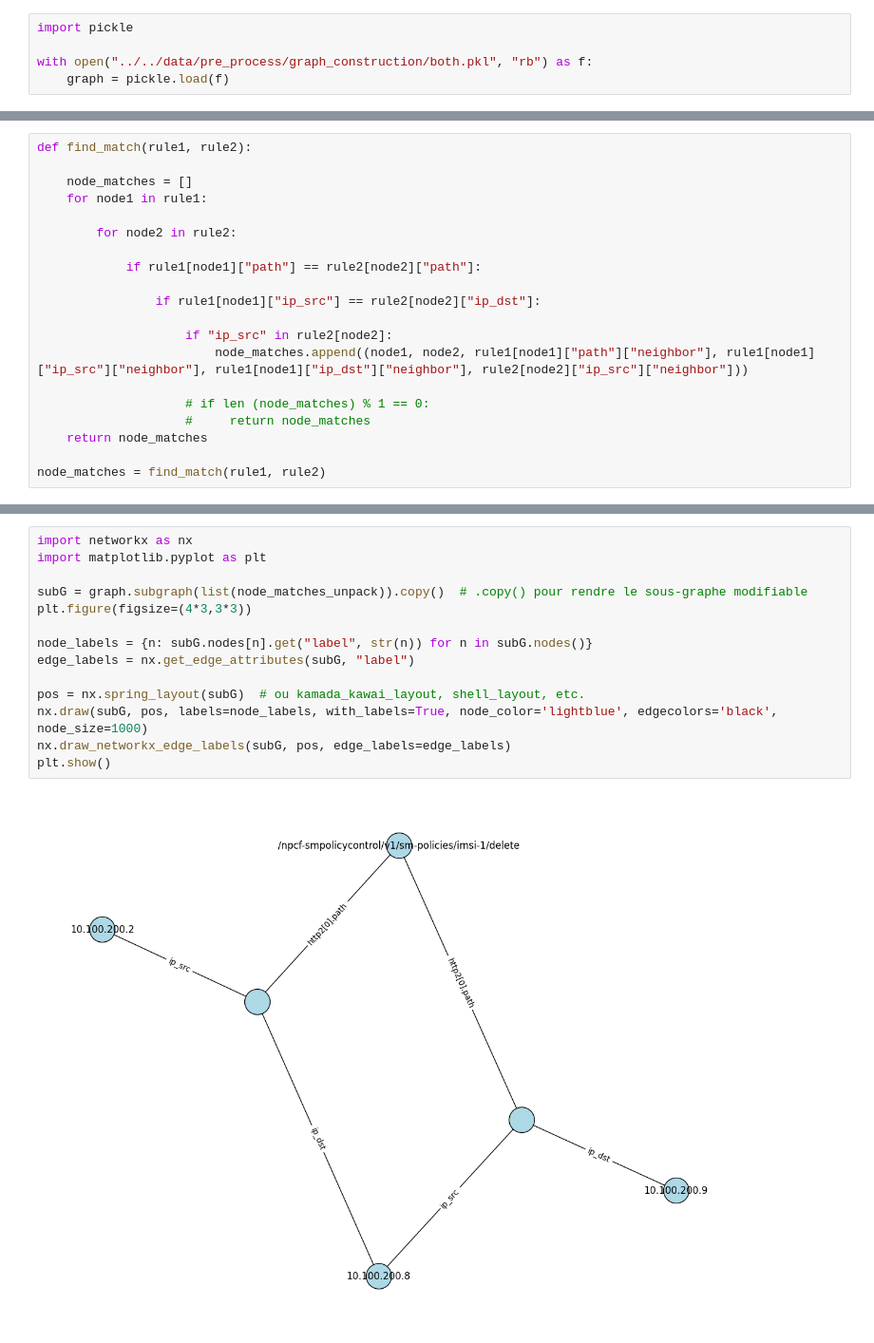
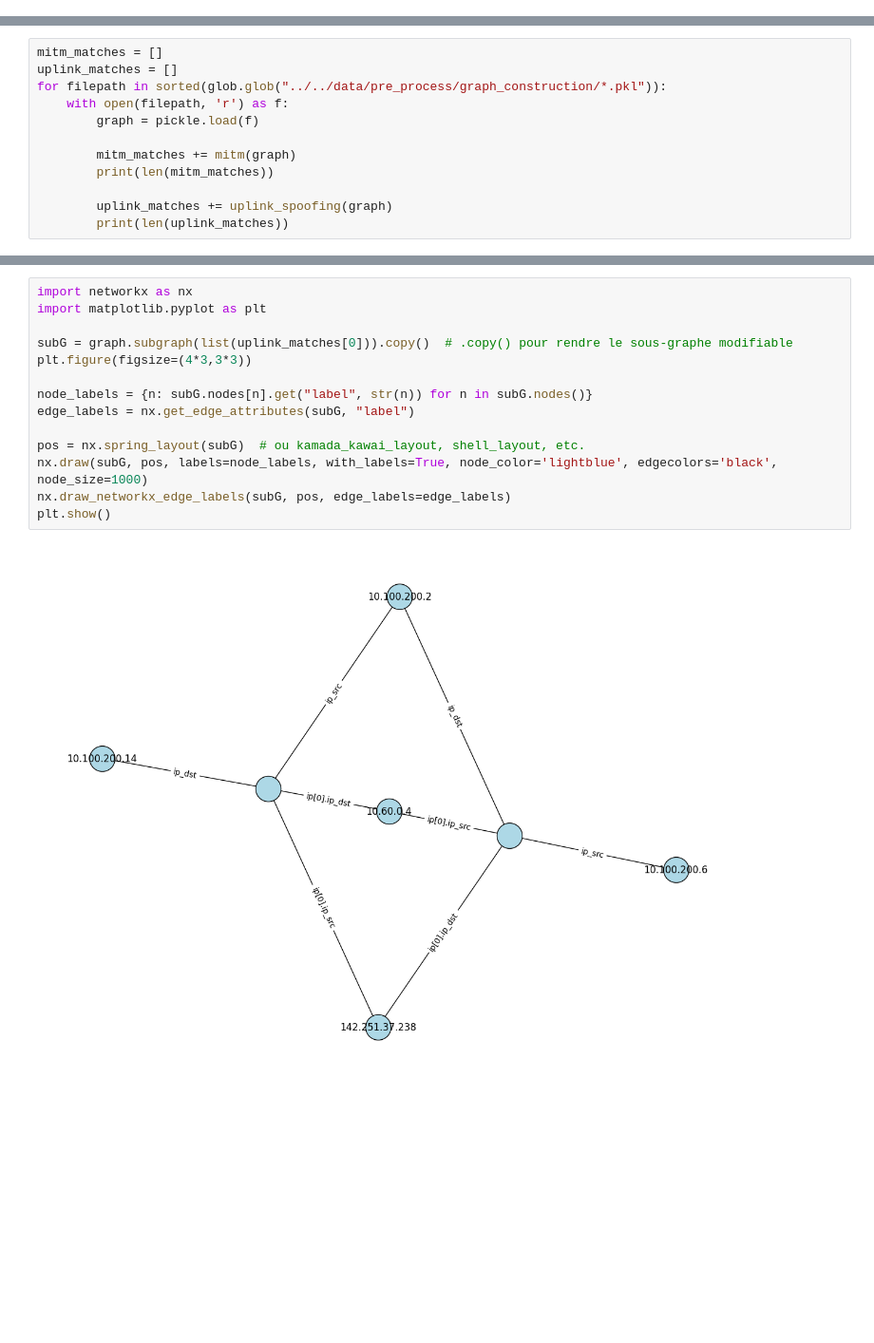
Before and after one commit to thomas-hoger/5G-Anomaly-Detection, a Jupyter notebook: notebooks/evaluation/interaction_matching.ipynb, the cells around one changed output, grey strips where cells are left out. Shown: that part at 95% size. Drawn from its saved outputs; the diff is of its cells as text; blank space fills up the shorter version.

```diff
--- a/notebooks/evaluation/interaction_matching.ipynb
+++ b/notebooks/evaluation/interaction_matching.ipynb
@@ -1,6 +1 @@
-# %%
-import pickle
-
-with open("../../data/pre_process/graph_construction/both.pkl", "rb") as f:
-    graph = pickle.load(f)
 # %%
@@ -64,20 +78,0 @@ rule2 = {key:value for key, value in rule2.items() if "ip_dst" in value and "pat
-# %%
-def find_match(rule1, rule2):
-
-    node_matches = []
-    for node1 in rule1:
-
-        for node2 in rule2:
-
-            if rule1[node1]["path"] == rule2[node2]["path"]:
-
-                if rule1[node1]["ip_src"] == rule2[node2]["ip_dst"]:
-
-                    if "ip_src" in rule2[node2]:
-                        node_matches.append((node1, node2, rule1[node1]["path"]["neighbor"], rule1[node1]["ip_src"]["neighbor"], rule1[node1]["ip_dst"]["neighbor"], rule2[node2]["ip_src"]["neighbor"]))
-
-                    # if len (node_matches) % 1 == 0:
-                    #     return node_matches
-    return node_matches
-
-node_matches = find_match(rule1, rule2)
@@ -88,0 +164,12 @@ node_matches_unpack = list(set(node_matches_unpack))
+# %%
+mitm_matches = []
+uplink_matches = []
+for filepath in sorted(glob.glob("../../data/pre_process/graph_construction/*.pkl")):
+    with open(filepath, 'r') as f:
+        graph = pickle.load(f)
+
+        mitm_matches += mitm(graph)
+        print(len(mitm_matches))
+
+        uplink_matches += uplink_spoofing(graph)
+        print(len(uplink_matches))
@@ -89,16 +198,16 @@ node_matches_unpack = list(set(node_matches_unpack))
 # %%
 import networkx as nx
 import matplotlib.pyplot as plt
 
-subG = graph.subgraph(list(node_matches_unpack)).copy()  # .copy() pour rendre le sous-graphe modifiable
+subG = graph.subgraph(list(uplink_matches[0])).copy()  # .copy() pour rendre le sous-graphe modifiable
 plt.figure(figsize=(4*3,3*3))
 
 node_labels = {n: subG.nodes[n].get("label", str(n)) for n in subG.nodes()}
 edge_labels = nx.get_edge_attributes(subG, "label")
 
 pos = nx.spring_layout(subG)  # ou kamada_kawai_layout, shell_layout, etc.
 nx.draw(subG, pos, labels=node_labels, with_labels=True, node_color='lightblue', edgecolors='black', node_size=1000)
 nx.draw_networkx_edge_labels(subG, pos, edge_labels=edge_labels)
 plt.show()
 # %% [output]
-[figure, old version]
+[figure, new version]
```
Also changed, not shown: parts of 6 cells of this notebook, 21 other files.
